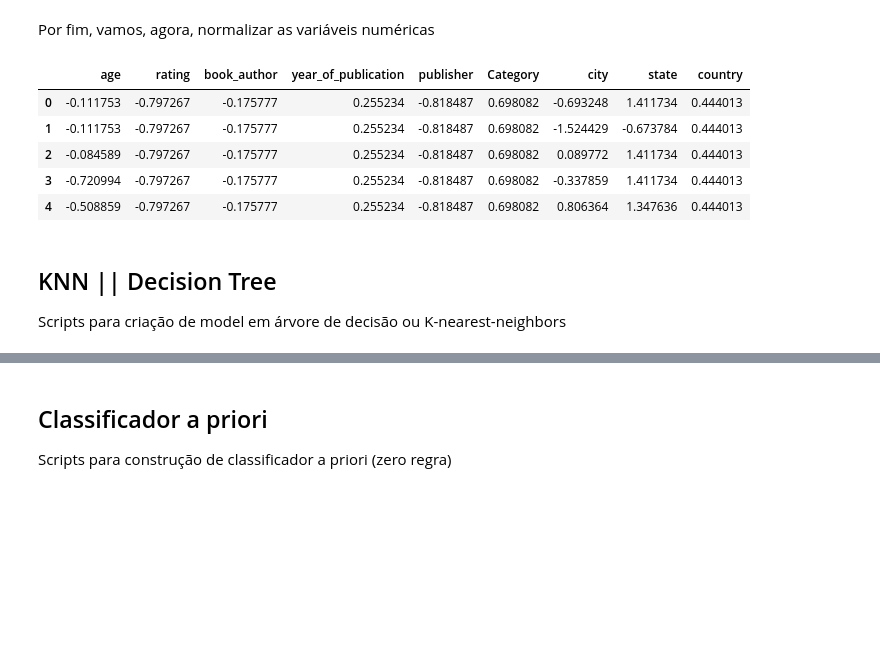
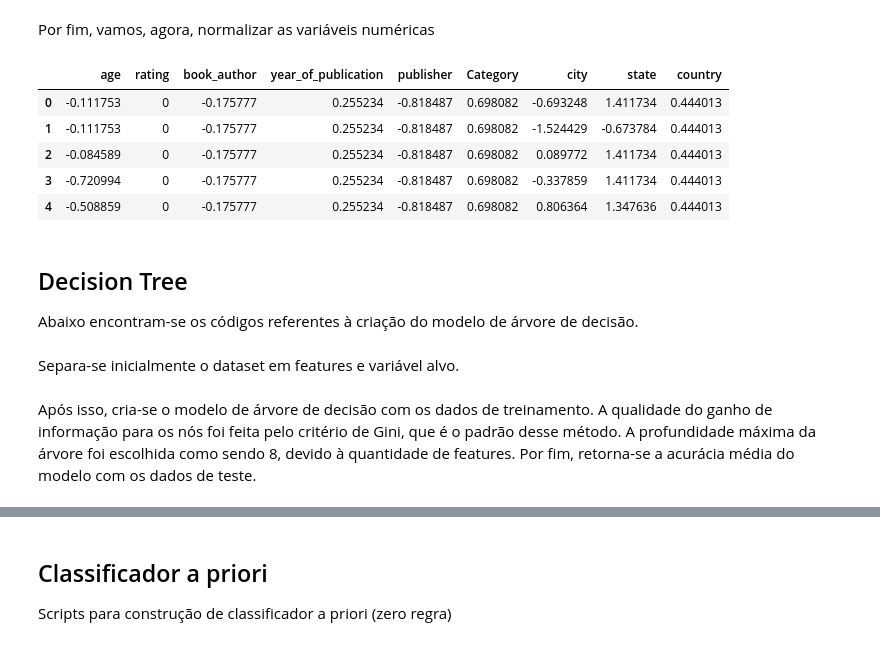
Before and after one commit to AyrtonIseri/CMC13, a Jupyter notebook: lab1/lab1.ipynb, the cells around one changed output, grey strips where cells are left out. Drawn from its saved outputs; the diff is of its cells as text; code cells hidden in the pictures; blank space fills up the shorter version.

```diff
--- a/lab1/lab1.ipynb
+++ b/lab1/lab1.ipynb
@@ -404,23 +407,23 @@ Por fim, vamos, agora, normalizar as variáveis numéricas
 # %%
 #saved for later use in denormalizing predicted results
 mean_values = {}
 std_values = {}
 
-for variable in train_data.columns:
+for variable in train_data.drop('rating', axis= 1).columns:
     mean_values[variable] = train_data[variable].mean()
     std_values[variable] = train_data[variable].std()
 
     train_data.loc[:, variable] = (train_data[variable] - mean_values[variable])/(std_values[variable])
     test_data.loc[:, variable] = (test_data[variable] - mean_values[variable])/(std_values[variable])
 
 train_data.head()
 # %% [output]
 |  | age | rating | book_author | year_of_publication | publisher | Category | city | state | country |
-| 0 | -0.111753 | -0.797267 | -0.175777 | 0.255234 | -0.818487 | 0.698082 | -0.693248 | 1.411734 | 0.444013 |
-| 1 | -0.111753 | -0.797267 | -0.175777 | 0.255234 | -0.818487 | 0.698082 | -1.524429 | -0.673784 | 0.444013 |
-| 2 | -0.084589 | -0.797267 | -0.175777 | 0.255234 | -0.818487 | 0.698082 | 0.089772 | 1.411734 | 0.444013 |
-| 3 | -0.720994 | -0.797267 | -0.175777 | 0.255234 | -0.818487 | 0.698082 | -0.337859 | 1.411734 | 0.444013 |
-| 4 | -0.508859 | -0.797267 | -0.175777 | 0.255234 | -0.818487 | 0.698082 | 0.806364 | 1.347636 | 0.444013 |
+| 0 | -0.111753 | 0 | -0.175777 | 0.255234 | -0.818487 | 0.698082 | -0.693248 | 1.411734 | 0.444013 |
+| 1 | -0.111753 | 0 | -0.175777 | 0.255234 | -0.818487 | 0.698082 | -1.524429 | -0.673784 | 0.444013 |
+| 2 | -0.084589 | 0 | -0.175777 | 0.255234 | -0.818487 | 0.698082 | 0.089772 | 1.411734 | 0.444013 |
+| 3 | -0.720994 | 0 | -0.175777 | 0.255234 | -0.818487 | 0.698082 | -0.337859 | 1.411734 | 0.444013 |
+| 4 | -0.508859 | 0 | -0.175777 | 0.255234 | -0.818487 | 0.698082 | 0.806364 | 1.347636 | 0.444013 |
 # %% [markdown]
-## KNN || Decision Tree
-Scripts para criação de model em árvore de decisão ou K-nearest-neighbors
+## Decision Tree
+Abaixo encontram-se os códigos referentes à criação do modelo de árvore de decisão.
@@ -428,0 +430,2 @@ Scripts para criação de model em árvore de decisão ou K-nearest-neighbors
+# %% [markdown]
+Separa-se inicialmente o dataset em features e variável alvo.
@@ -428,0 +438,2 @@ Scripts para criação de model em árvore de decisão ou K-nearest-neighbors
+# %% [markdown]
+Após isso, cria-se o modelo de árvore de decisão com os dados de treinamento. A qualidade do ganho de informação para os nós foi feita pelo critério de Gini, que é o padrão desse método. A profundidade máxima da árvore foi escolhida como sendo 8, devido à quantidade de features. Por fim, retorna-se a acurácia média do modelo com os dados de teste.
```
Also changed, not shown: parts of 37 cells of this notebook.
